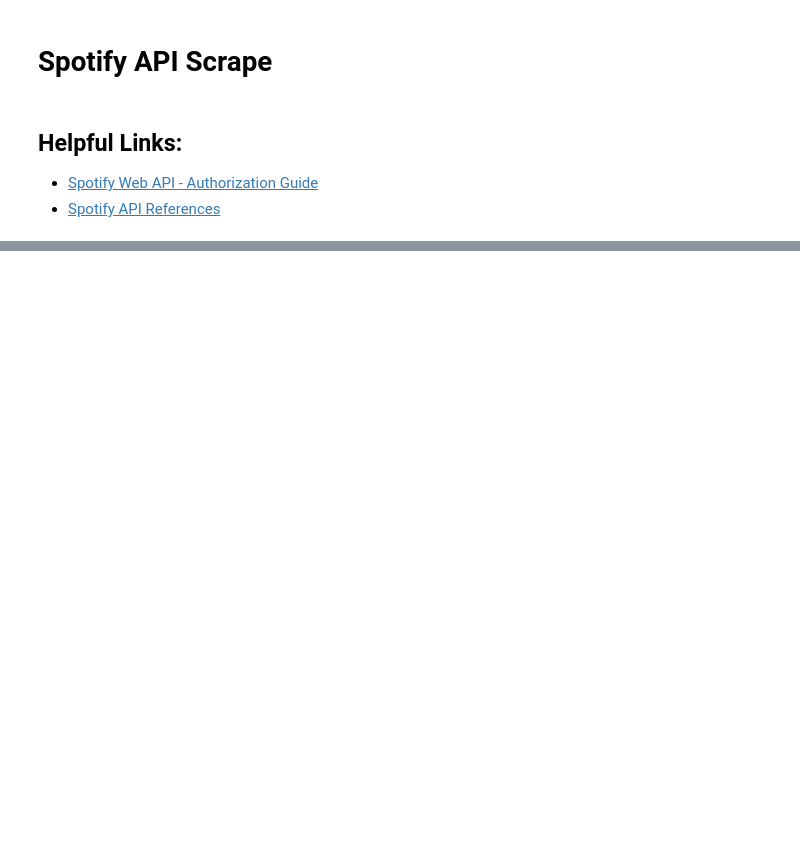
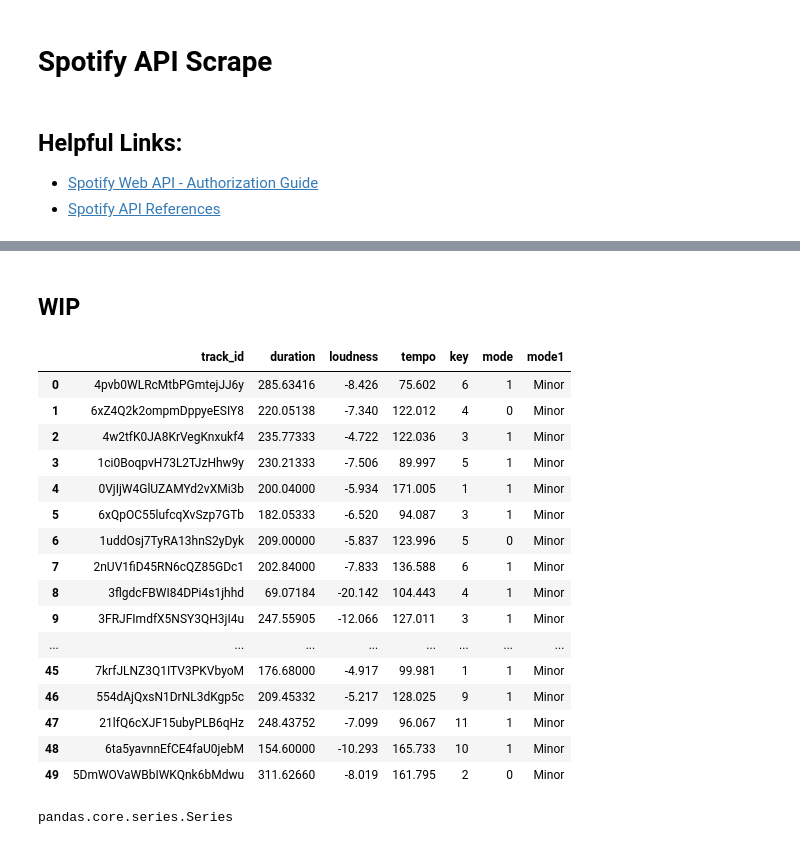
Before and after one commit to DrakeData/Spotify_Data, a Jupyter notebook: Spotify_Data_Scrape.ipynb, the cells around one changed output, grey strips where cells are left out. Cells and saved outputs as stored; diff of their text form; code cells hidden in the pictures; blank space fills up the shorter version.

```diff
--- a/Spotify_Data_Scrape.ipynb
+++ b/Spotify_Data_Scrape.ipynb
@@ -129,0 +254,24 @@ r.json()
+# %%
+duration_ls = []
+loudness_ls = []
+tempo_ls = []
+key_ls = []
+mode_ls = []
+
+for i in tqdm(range(len(track_data))):
+    duration_ls.append(track_data[i]['track']['duration'])
+    loudness_ls.append(track_data[i]['track']['loudness'])
+    tempo_ls.append(track_data[i]['track']['tempo'])
+    key_ls.append(track_data[i]['track']['key'])
+    mode_ls.append(track_data[i]['track']['mode'])
+# %%
+list_dic3={'track_id':track_id_ls,
+           'duration':duration_ls,
+           'loudness':loudness_ls,
+           'tempo':tempo_ls,
+           'key':key_ls,
+           'mode':mode_ls
+    }
+# %%
+df3=pd.DataFrame(list_dic3)
+df3
@@ -129,0 +296,33 @@ r.json()
+# %% [markdown]
+## WIP
+# %%
+
+for i in df3[['mode']]:
+    if i == 1:
+        df3['mode1'] = 'Major'
+    else:
+        df3['mode1'] = 'Minor'
+# %%
+df3
+# %% [output]
+|  | track_id | duration | loudness | tempo | key | mode | mode1 |
+| 0 | 4pvb0WLRcMtbPGmtejJJ6y | 285.63416 | -8.426 | 75.602 | 6 | 1 | Minor |
+| 1 | 6xZ4Q2k2ompmDppyeESIY8 | 220.05138 | -7.340 | 122.012 | 4 | 0 | Minor |
+| 2 | 4w2tfK0JA8KrVegKnxukf4 | 235.77333 | -4.722 | 122.036 | 3 | 1 | Minor |
+| 3 | 1ci0BoqpvH73L2TJzHhw9y | 230.21333 | -7.506 | 89.997 | 5 | 1 | Minor |
+| 4 | 0VjIjW4GlUZAMYd2vXMi3b | 200.04000 | -5.934 | 171.005 | 1 | 1 | Minor |
+| 5 | 6xQpOC55lufcqXvSzp7GTb | 182.05333 | -6.520 | 94.087 | 3 | 1 | Minor |
+| 6 | 1uddOsj7TyRA13hnS2yDyk | 209.00000 | -5.837 | 123.996 | 5 | 0 | Minor |
+| 7 | 2nUV1fiD45RN6cQZ85GDc1 | 202.84000 | -7.833 | 136.588 | 6 | 1 | Minor |
+| 8 | 3flgdcFBWI84DPi4s1jhhd | 69.07184 | -20.142 | 104.443 | 4 | 1 | Minor |
+| 9 | 3FRJFImdfX5NSY3QH3jI4u | 247.55905 | -12.066 | 127.011 | 3 | 1 | Minor |
+| ... | ... | ... | ... | ... | ... | ... | ... |
+| 45 | 7krfJLNZ3Q1ITV3PKVbyoM | 176.68000 | -4.917 | 99.981 | 1 | 1 | Minor |
+| 46 | 554dAjQxsN1DrNL3dKgp5c | 209.45332 | -5.217 | 128.025 | 9 | 1 | Minor |
+| 47 | 21lfQ6cXJF15ubyPLB6qHz | 248.43752 | -7.099 | 96.067 | 11 | 1 | Minor |
+| 48 | 6ta5yavnnEfCE4faU0jebM | 154.60000 | -10.293 | 165.733 | 10 | 1 | Minor |
+| 49 | 5DmWOVaWBbIWKQnk6bMdwu | 311.62660 | -8.019 | 161.795 | 2 | 0 | Minor |
+# %%
+type(test['key'])
+# %% [output]
+pandas.core.series.Series
```
Also changed, not shown: parts of 36 cells of this notebook, 1 other file.
